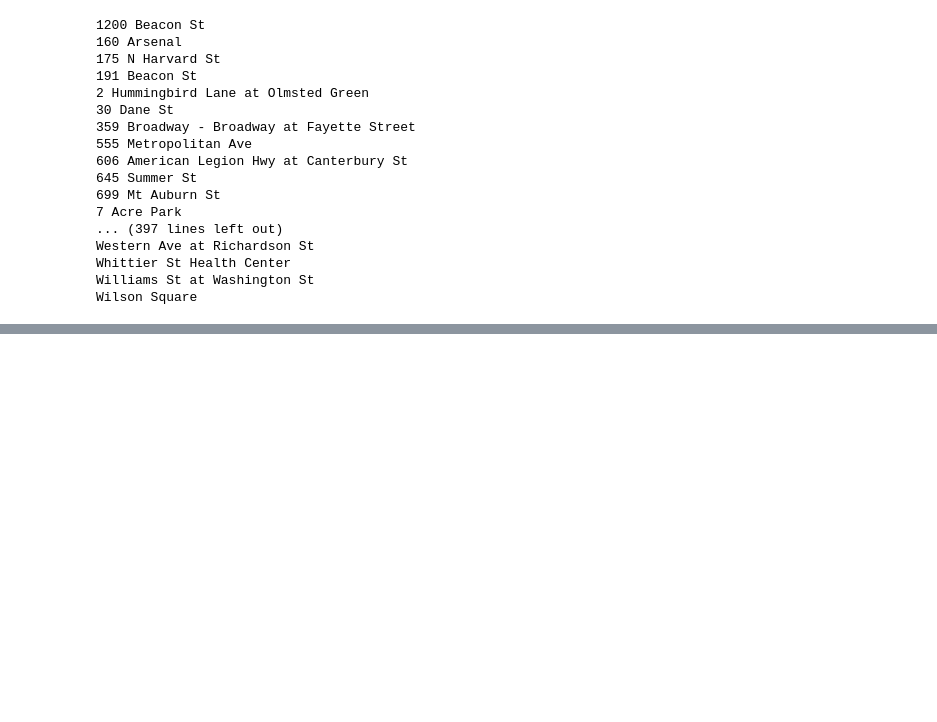
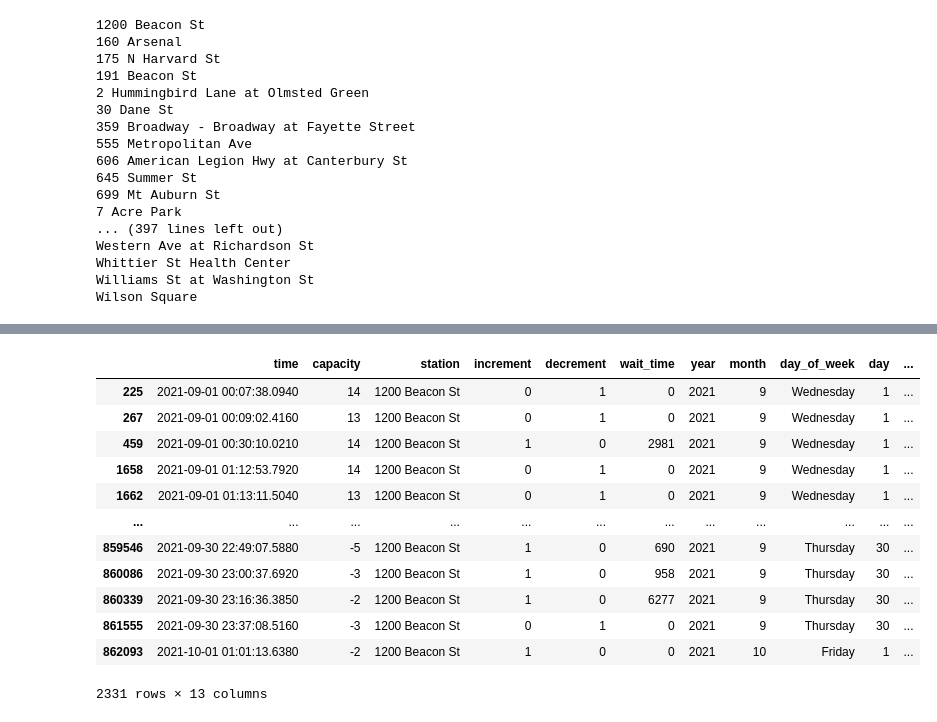
Before and after one commit to rkasar52/Edge, a Jupyter notebook: Semi EDA.ipynb, the cells around one changed output, grey strips where cells are left out. Cells and saved outputs as stored; diff of their text form; code cells hidden in the pictures; blank space fills up the shorter version.

```diff
--- a/Semi EDA.ipynb
+++ b/Semi EDA.ipynb
@@ -179,0 +433,16 @@ Wilson Square
+# %%
+
+# for calculating wait_time for bike arriving
+pd_all_data = stations_dict_all["key"]
+for sn in station_names:
+    station_data = pd_all_data[pd_all_data['station']==sn]
+    station_data = station_data[station_data['decrement'] == 1]
+
+    for i in range(len(station_data)-2):
+        row_now = station_data.iloc[i]
+        row_next = station_data.iloc[i+1]
+        date_now = datetime.datetime.strptime(row_now["time"], date_format_string)
+        date_next = datetime.datetime.strptime(row_next["time"], date_format_string)
+        wait_time = (date_next - date_now).total_seconds()
+
+        row_now['wait_time'] = wait_time
@@ -179,0 +451,16 @@ Wilson Square
+# %%
+pd_all_data[pd_all_data['station']=="1200 Beacon St"]
+# %% [output]
+|  | time | capacity | station | increment | decrement | wait_time | year | month | day_of_week | day | ... |
+| 225 | 2021-09-01 00:07:38.0940 | 14 | 1200 Beacon St | 0 | 1 | 0 | 2021 | 9 | Wednesday | 1 | ... |
+| 267 | 2021-09-01 00:09:02.4160 | 13 | 1200 Beacon St | 0 | 1 | 0 | 2021 | 9 | Wednesday | 1 | ... |
+| 459 | 2021-09-01 00:30:10.0210 | 14 | 1200 Beacon St | 1 | 0 | 2981 | 2021 | 9 | Wednesday | 1 | ... |
+| 1658 | 2021-09-01 01:12:53.7920 | 14 | 1200 Beacon St | 0 | 1 | 0 | 2021 | 9 | Wednesday | 1 | ... |
+| 1662 | 2021-09-01 01:13:11.5040 | 13 | 1200 Beacon St | 0 | 1 | 0 | 2021 | 9 | Wednesday | 1 | ... |
+| ... | ... | ... | ... | ... | ... | ... | ... | ... | ... | ... | ... |
+| 859546 | 2021-09-30 22:49:07.5880 | -5 | 1200 Beacon St | 1 | 0 | 690 | 2021 | 9 | Thursday | 30 | ... |
+| 860086 | 2021-09-30 23:00:37.6920 | -3 | 1200 Beacon St | 1 | 0 | 958 | 2021 | 9 | Thursday | 30 | ... |
+| 860339 | 2021-09-30 23:16:36.3850 | -2 | 1200 Beacon St | 1 | 0 | 6277 | 2021 | 9 | Thursday | 30 | ... |
+| 861555 | 2021-09-30 23:37:08.5160 | -3 | 1200 Beacon St | 0 | 1 | 0 | 2021 | 9 | Thursday | 30 | ... |
+| 862093 | 2021-10-01 01:01:13.6380 | -2 | 1200 Beacon St | 1 | 0 | 0 | 2021 | 10 | Friday | 1 | ... |
+2331 rows × 13 columns
```
Also changed, not shown: parts of 17 cells of this notebook.
